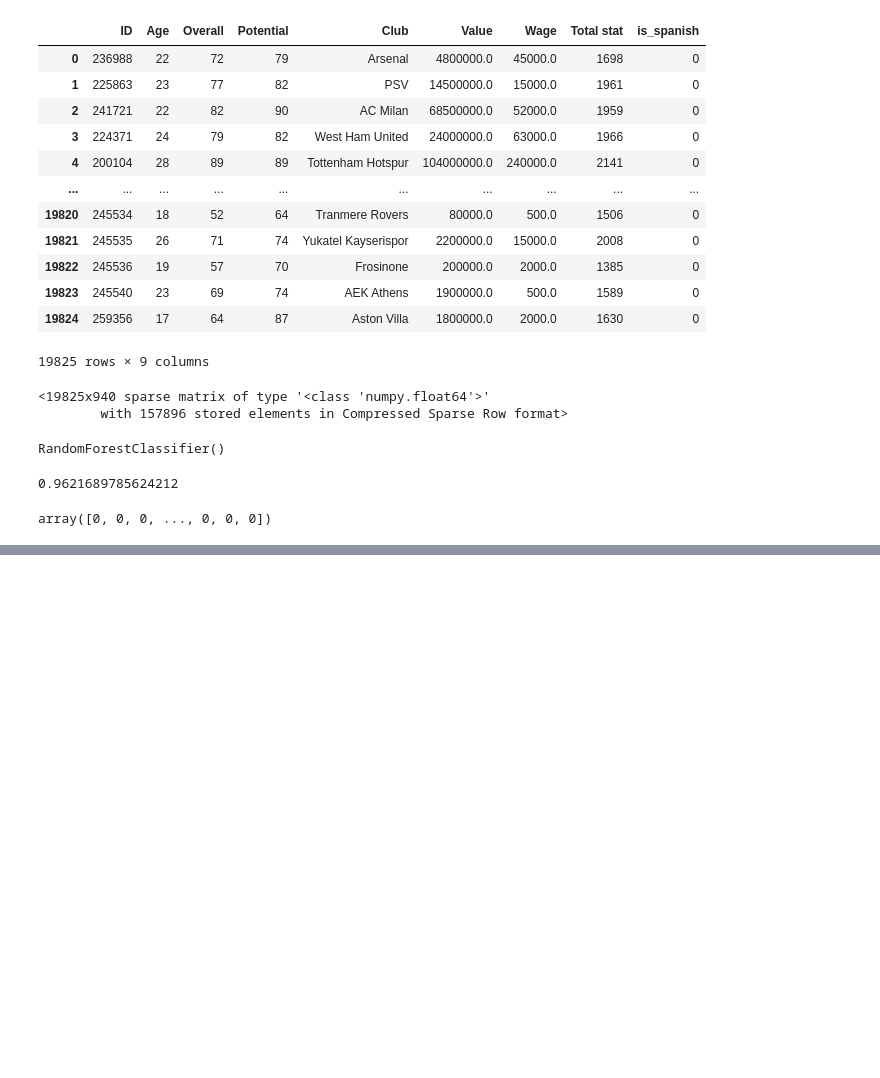
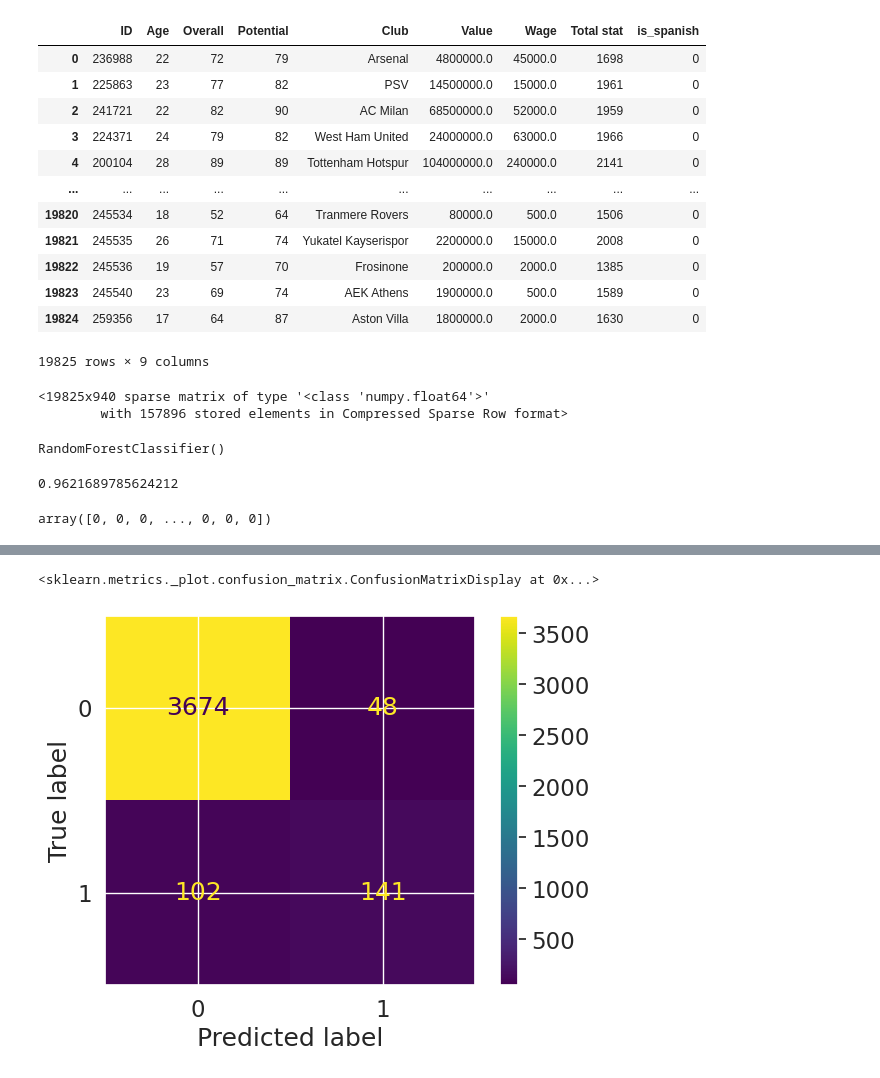
Before and after one commit to Manuelsierra95/data-science, a Jupyter notebook: RandomForestClassifier.ipynb, the cells around one changed output, grey strips where cells are left out. Saved outputs shown, nothing was run; the diff lists cells and outputs as text; code cells hidden in the pictures; blank space fills up the shorter version.

```diff
--- a/RandomForestClassifier.ipynb
+++ b/RandomForestClassifier.ipynb
@@ -183,0 +227,6 @@ train_rec_micro --> 0.9997817784402336
+# %%
+ConfusionMatrixDisplay.from_predictions(y_true=y_test, y_pred=y_pred)
+# Esta Confusion Matrix estaria hecha sobre el test y la prediccion
+# %% [output]
+<sklearn.metrics._plot.confusion_matrix.ConfusionMatrixDisplay at 0x...>
+[figure, added]
```
Also changed, not shown: parts of 8 cells of this notebook, 1 other file.
